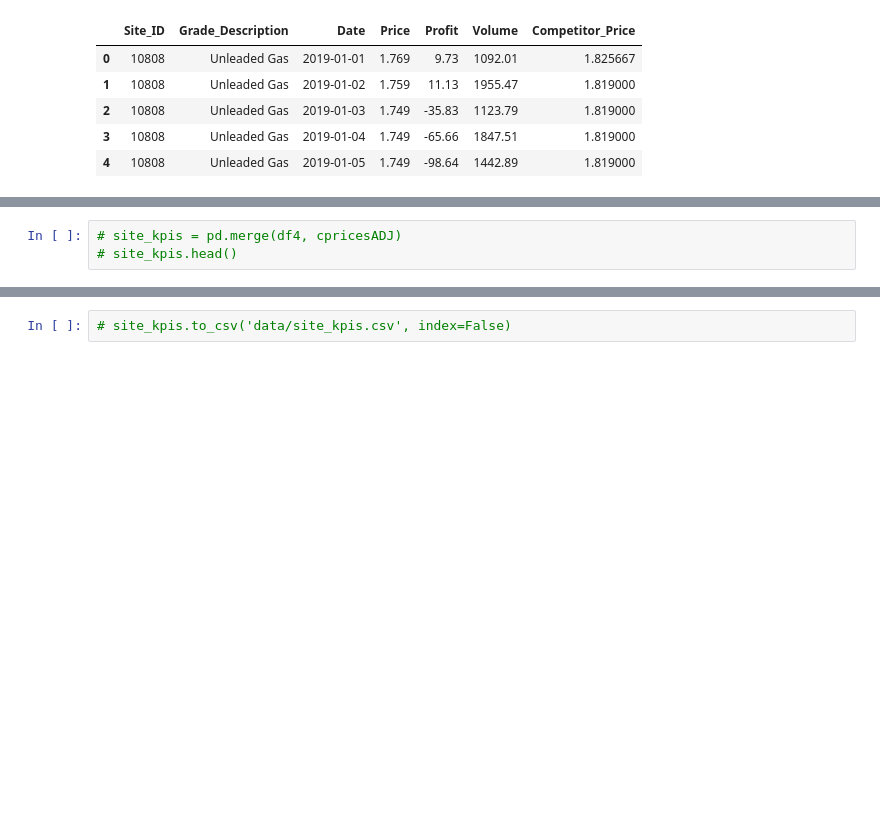
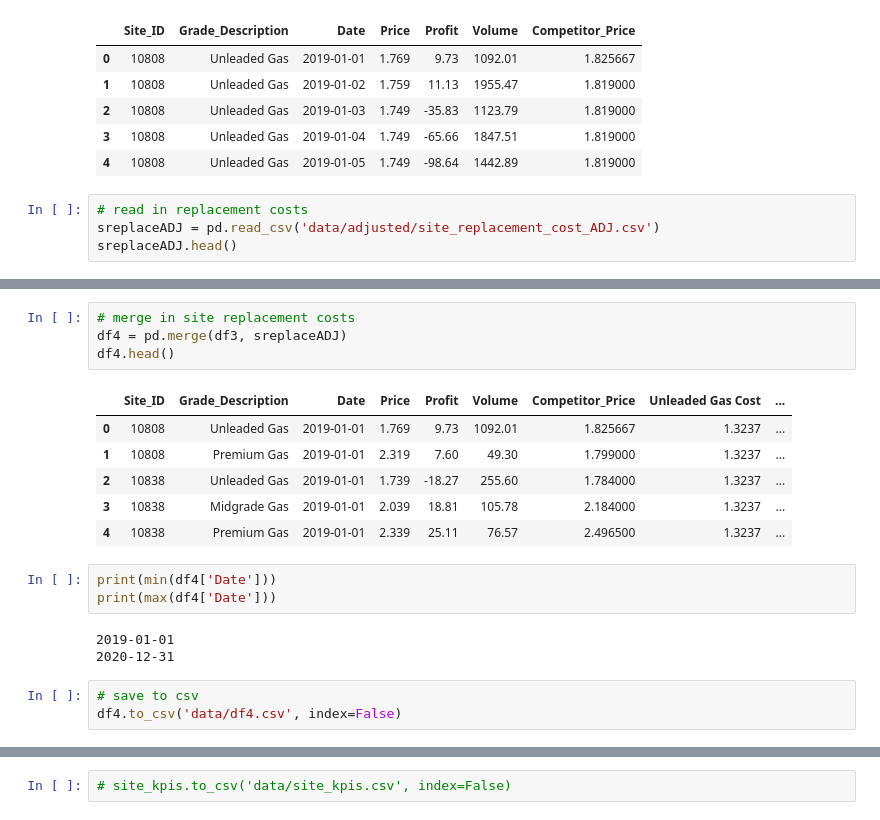
Before and after one commit to justinboggs/sunlp, a Jupyter notebook: join.ipynb, the cells around one changed output, grey strips where cells are left out. Saved outputs shown, nothing was run; the diff lists cells and outputs as text; blank space fills up the shorter version.

```diff
--- a/join.ipynb
+++ b/join.ipynb
@@ -101,3 +115,7 @@ df3.head()
 | 2 | 10808 | Unleaded Gas | 2019-01-03 | 1.749 | -35.83 | 1123.79 | 1.819000 |
 | 3 | 10808 | Unleaded Gas | 2019-01-04 | 1.749 | -65.66 | 1847.51 | 1.819000 |
 | 4 | 10808 | Unleaded Gas | 2019-01-05 | 1.749 | -98.64 | 1442.89 | 1.819000 |
+# %%
+# read in replacement costs
+sreplaceADJ = pd.read_csv('data/adjusted/site_replacement_cost_ADJ.csv')
+sreplaceADJ.head()
@@ -104,3 +129,20 @@ df3.head()
 # %%
-# site_kpis = pd.merge(df4, cpricesADJ)
-# site_kpis.head()
+# merge in site replacement costs
+df4 = pd.merge(df3, sreplaceADJ)
+df4.head()
+# %% [output]
+|  | Site_ID | Grade_Description | Date | Price | Profit | Volume | Competitor_Price | Unleaded Gas Cost | ... |
+| 0 | 10808 | Unleaded Gas | 2019-01-01 | 1.769 | 9.73 | 1092.01 | 1.825667 | 1.3237 | ... |
+| 1 | 10808 | Premium Gas | 2019-01-01 | 2.319 | 7.60 | 49.30 | 1.799000 | 1.3237 | ... |
+| 2 | 10838 | Unleaded Gas | 2019-01-01 | 1.739 | -18.27 | 255.60 | 1.784000 | 1.3237 | ... |
+| 3 | 10838 | Midgrade Gas | 2019-01-01 | 2.039 | 18.81 | 105.78 | 2.184000 | 1.3237 | ... |
+| 4 | 10838 | Premium Gas | 2019-01-01 | 2.339 | 25.11 | 76.57 | 2.496500 | 1.3237 | ... |
+# %%
+print(min(df4['Date']))
+print(max(df4['Date']))
+# %% [output]
+2019-01-01
+2020-12-31
+# %%
+# save to csv
+df4.to_csv('data/df4.csv', index=False)
```
Also changed, not shown: parts of 10 cells of this notebook, 2 other files.
